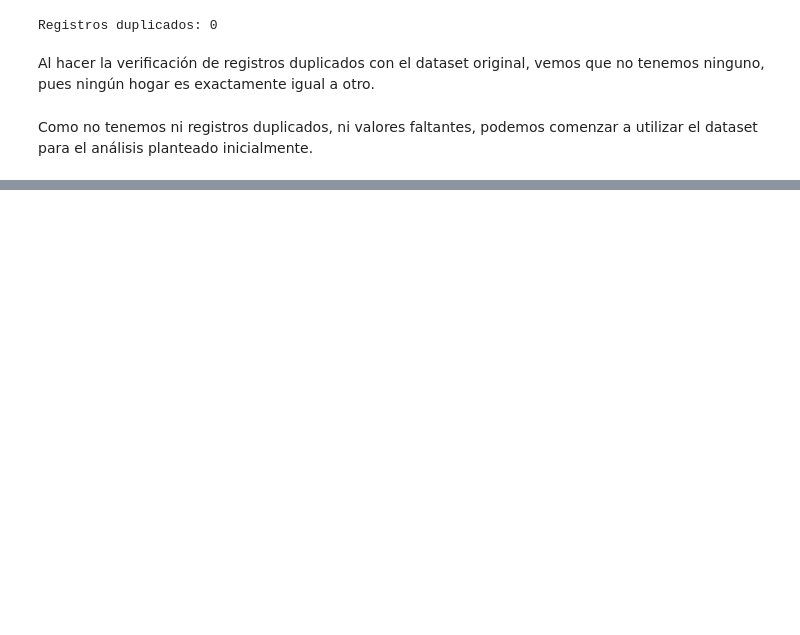
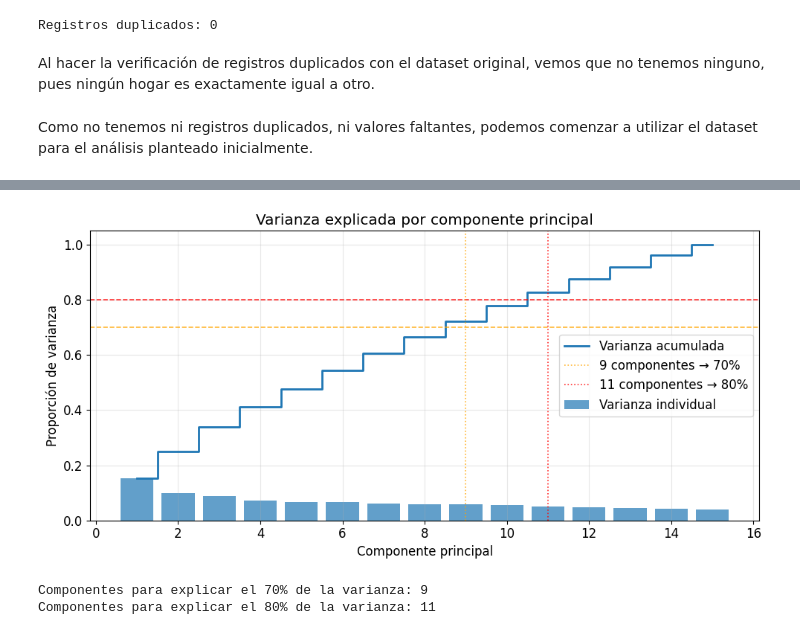
Before and after one commit to JohanAv1018/Proyecto-Final---Diplomado, a Jupyter notebook: Clustering_pobreza_multidimensional_Colombia.ipynb, the cells around one changed output, grey strips where cells are left out. Drawn from its saved outputs; the diff is of its cells as text; code cells hidden in the pictures; blank space fills up the shorter version.

```diff
--- a/Clustering_pobreza_multidimensional_Colombia.ipynb
+++ b/Clustering_pobreza_multidimensional_Colombia.ipynb
@@ -161,0 +178,49 @@ Como no tenemos ni registros duplicados, ni valores faltantes, podemos comenzar
+# %%
+# Variables para el PCA
+X = ipm_analisis[variables_ipm]
+
+# Estandarización de los indicadores
+scaler = StandardScaler()
+X_std = scaler.fit_transform(X)
+
+# Ajuste del PCA completo
+pca = PCA()
+pca.fit_transform(X_std)
+
+# Varianza explicada
+var_exp = pca.explained_variance_ratio_
+var_cum = np.cumsum(var_exp)
+
+# Número de componentes para umbrales de referencia
+n_70 = np.argmax(var_cum >= 0.70) + 1
+n_80 = np.argmax(var_cum >= 0.80) + 1
+
+# Gráfico de varianza explicada
+fig, ax = plt.subplots(figsize=(10, 5))
+
+ax.bar(range(1, len(var_exp)+1), var_exp, alpha=0.7, label='Varianza individual')
+ax.step(range(1, len(var_cum)+1), var_cum, where='mid', linewidth=2, label='Varianza acumulada')
+
+ax.axhline(0.70, color='orange', linestyle='--', linewidth=1.2, alpha=0.8)
+ax.axhline(0.80, color='red',    linestyle='--', linewidth=1.2, alpha=0.8)
+
+ax.axvline(n_70, color='orange', linestyle=':', linewidth=1.2, alpha=0.8,
+           label=f'{n_70} componentes → 70%')
+ax.axvline(n_80, color='red',    linestyle=':', linewidth=1.2, alpha=0.8,
+           label=f'{n_80} componentes → 80%')
+
+ax.set_title("Varianza explicada por componente principal")
+ax.set_xlabel("Componente principal")
+ax.set_ylabel("Proporción de varianza")
+ax.legend()
+ax.grid(alpha=0.3)
+
+plt.tight_layout()
+plt.show()
+
+print(f"Componentes para explicar el 70% de la varianza: {n_70}")
+print(f"Componentes para explicar el 80% de la varianza: {n_80}")
+# %% [output]
+[figure, added]
+Componentes para explicar el 70% de la varianza: 9
+Componentes para explicar el 80% de la varianza: 11
```
Also changed, not shown: parts of 33 cells of this notebook.
